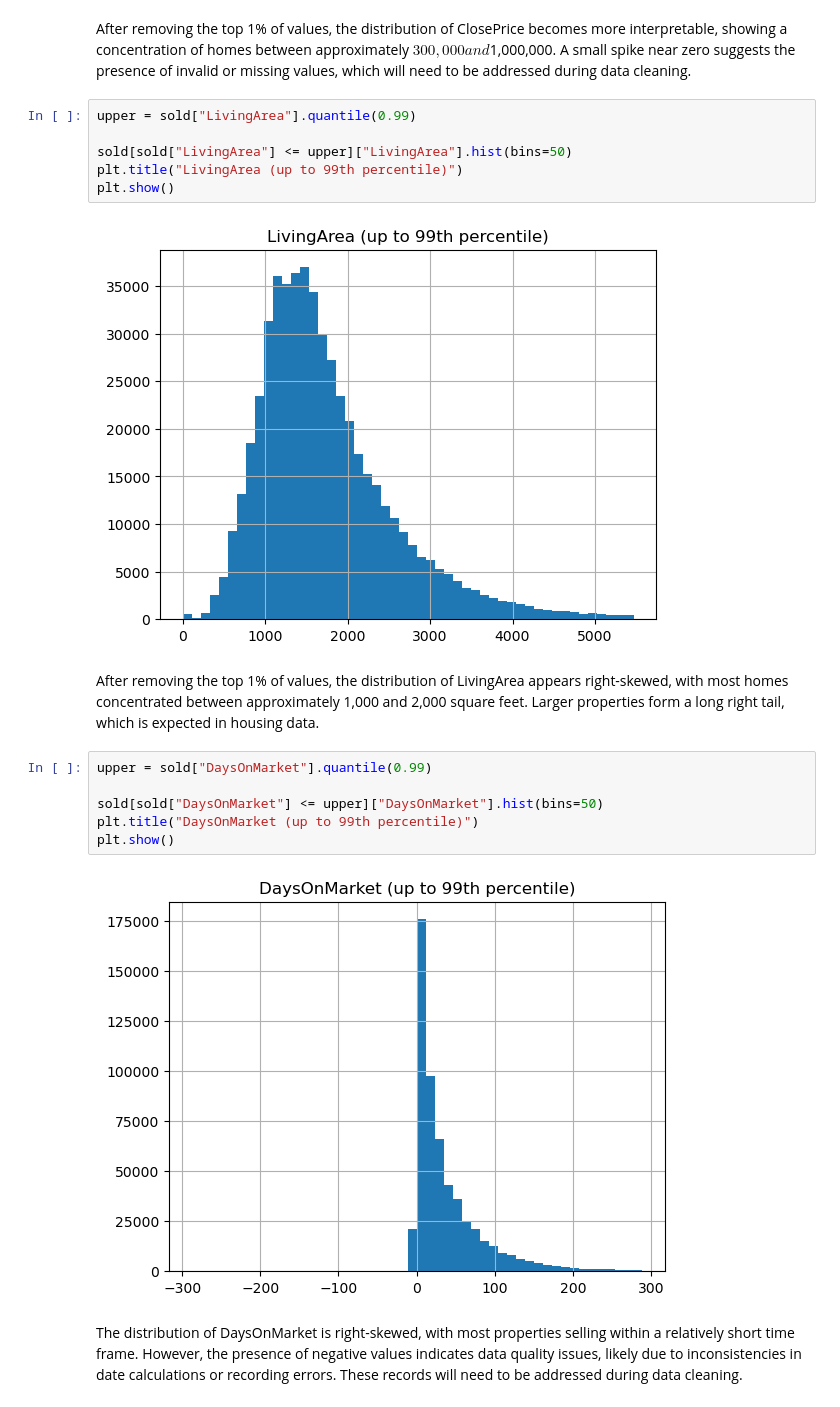
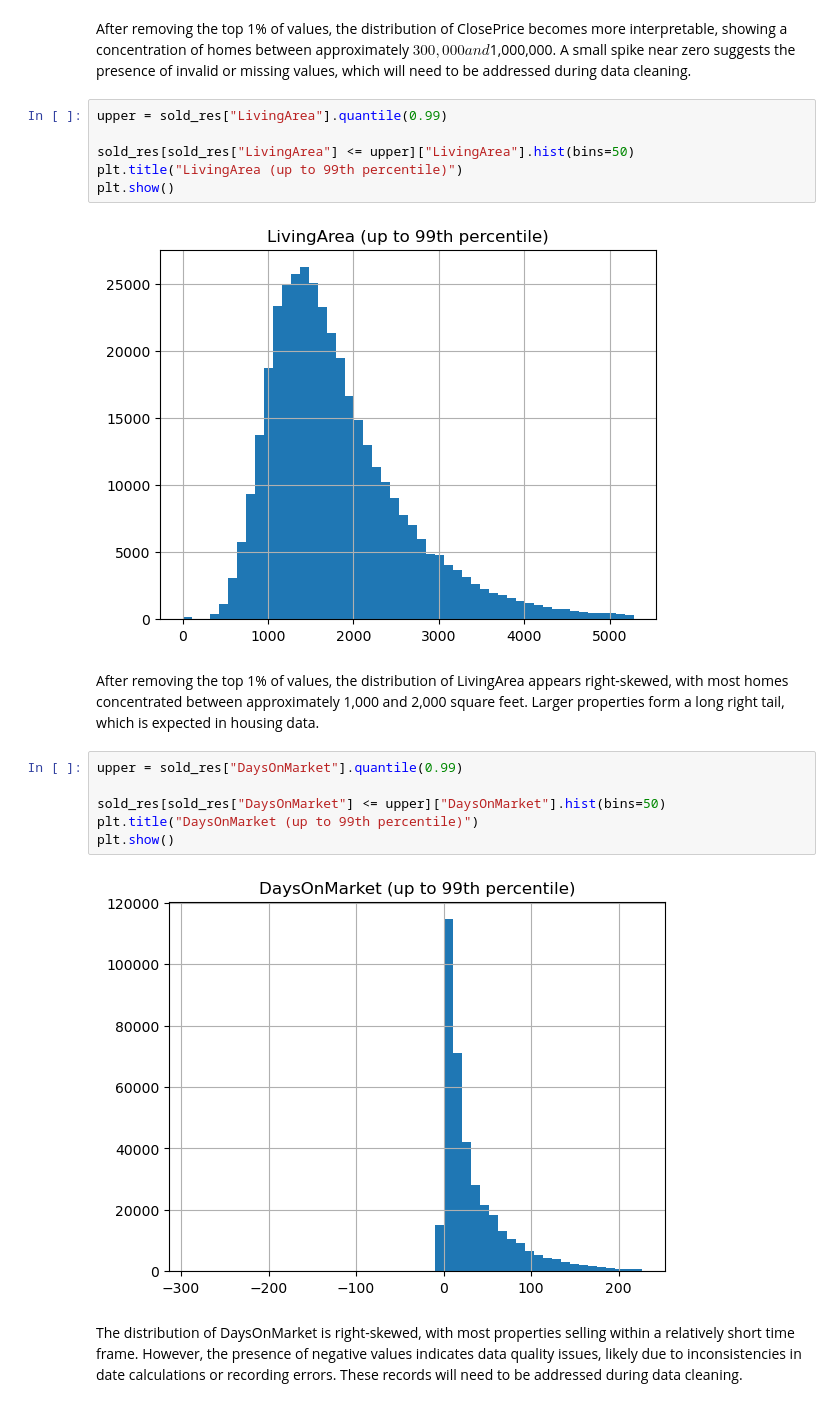
Before and after one commit to miatrn20/IDX-Exchange-spring2026, a Jupyter notebook: eda.ipynb, the cells around one changed output. Cells and saved outputs as stored; diff of their text form.

```diff
--- a/eda.ipynb
+++ b/eda.ipynb
@@ -385,23 +371,23 @@ plt.show()
 # %% [markdown]
 After removing the top 1% of values, the distribution of ClosePrice becomes more interpretable, showing a concentration of homes between approximately $300,000 and $1,000,000. A small spike near zero suggests the presence of invalid or missing values, which will need to be addressed during data cleaning.
 # %%
-upper = sold["LivingArea"].quantile(0.99)
+upper = sold_res["LivingArea"].quantile(0.99)
 
-sold[sold["LivingArea"] <= upper]["LivingArea"].hist(bins=50)
+sold_res[sold_res["LivingArea"] <= upper]["LivingArea"].hist(bins=50)
 plt.title("LivingArea (up to 99th percentile)")
 plt.show()
 # %% [output]
-[figure, old version]
+[figure, new version]
 # %% [markdown]
 After removing the top 1% of values, the distribution of LivingArea appears right-skewed, with most homes concentrated between approximately 1,000 and 2,000 square feet. Larger properties form a long right tail, which is expected in housing data.
 # %%
-upper = sold["DaysOnMarket"].quantile(0.99)
+upper = sold_res["DaysOnMarket"].quantile(0.99)
 
-sold[sold["DaysOnMarket"] <= upper]["DaysOnMarket"].hist(bins=50)
+sold_res[sold_res["DaysOnMarket"] <= upper]["DaysOnMarket"].hist(bins=50)
 plt.title("DaysOnMarket (up to 99th percentile)")
 plt.show()
 # %% [output]
-[figure, old version]
+[figure, new version]
 # %% [markdown]
 The distribution of DaysOnMarket is right-skewed, with most properties selling within a relatively short time frame. However, the presence of negative values indicates data quality issues, likely due to inconsistencies in date calculations or recording errors. These records will need to be addressed during data cleaning.
 # %%
```
Also changed, not shown: parts of 32 cells of this notebook.
